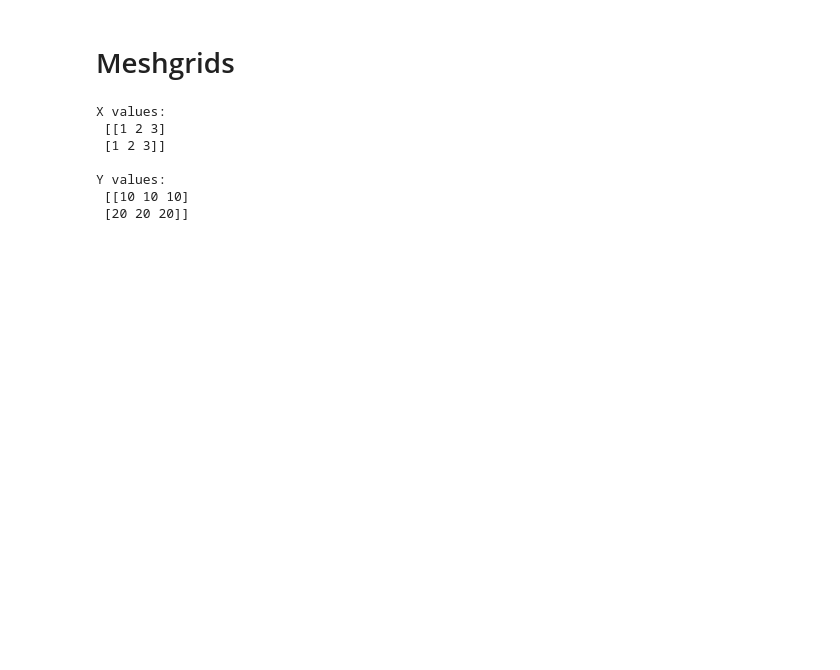
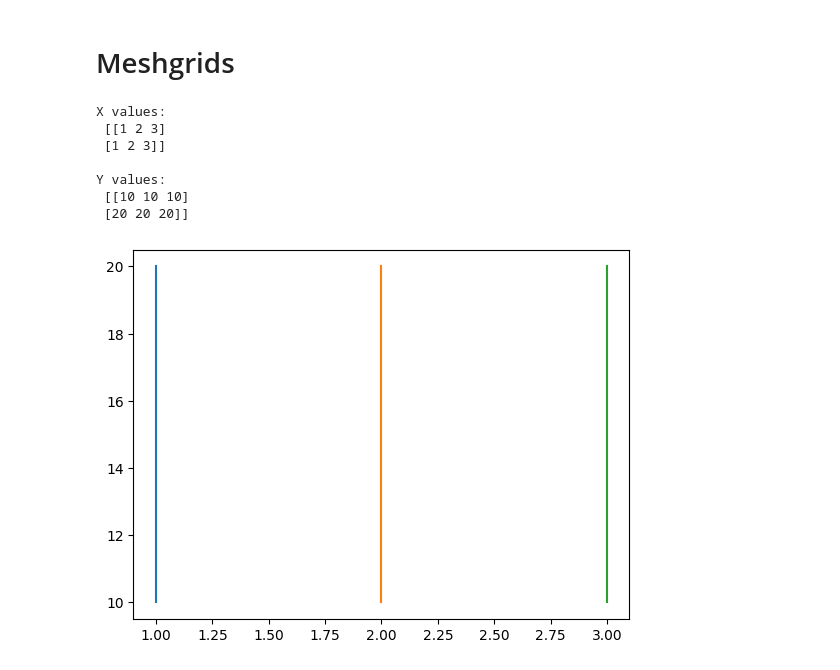
Before and after one commit to codebysumit/Tutorials, a Jupyter notebook: 2. NumPy/phase_2.ipynb, the cells around one changed output. Saved outputs shown, nothing was run; the diff lists cells and outputs as text; code cells hidden in the pictures; blank space fills up the shorter version.

```diff
--- a/2. NumPy/phase_2.ipynb
+++ b/2. NumPy/phase_2.ipynb
@@ -698,3 +699,9 @@ X values:
 Y values:
  [[10 10 10]
  [20 20 20]]
+# %%
+plt.plot(X, Y)
+
+plt.show()
+# %% [output]
+[figure, added]
```
Also changed, not shown: parts of 2 cells of this notebook.
